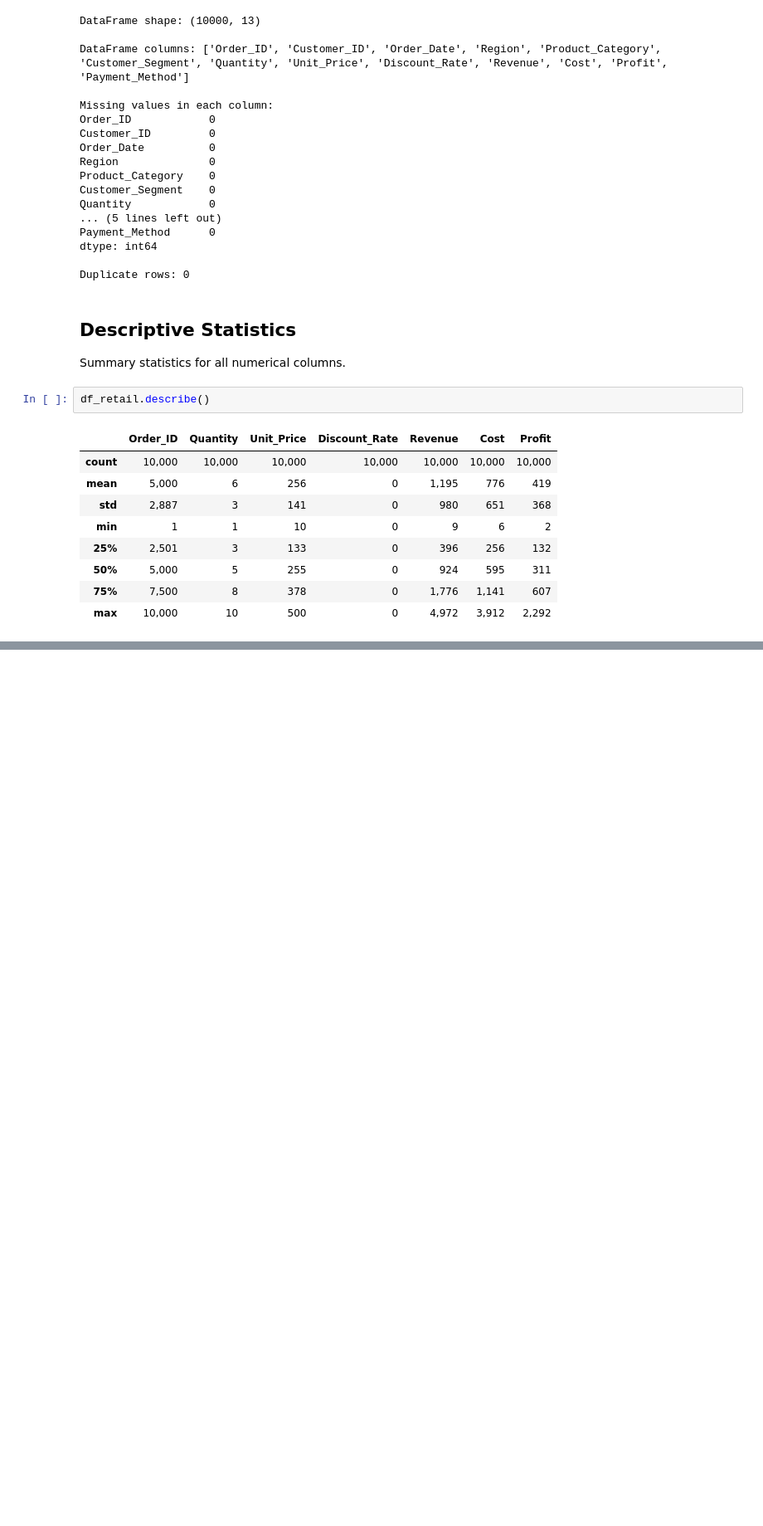
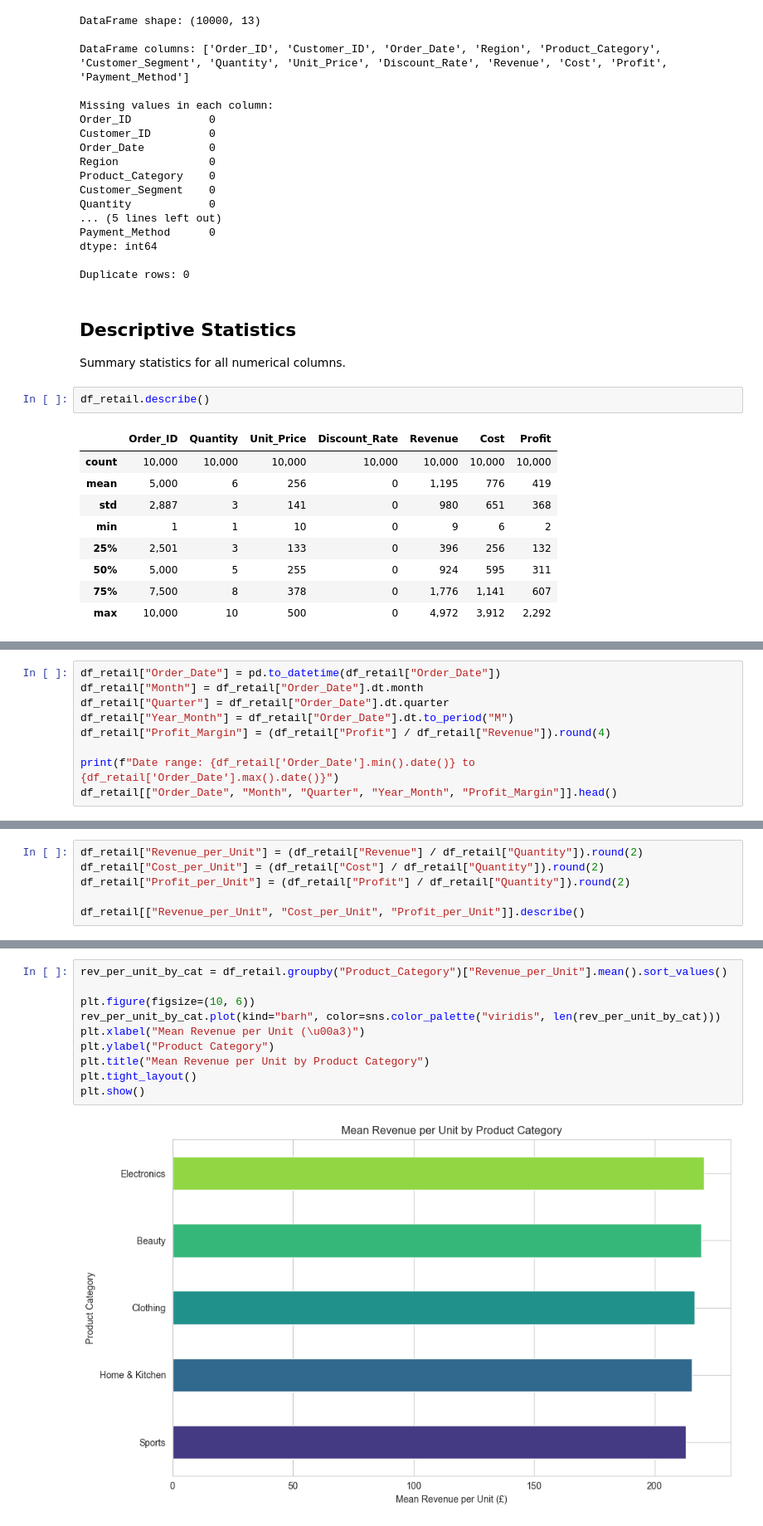
Before and after one commit to Yaroslav-K-V/applied-data-science, a Jupyter notebook: DSL.ipynb, the cells around one changed output, grey strips where cells are left out. Shown at 83% size. Drawn from its saved outputs; the diff is of its cells as text; blank space fills up the shorter version.

```diff
--- a/DSL.ipynb
+++ b/DSL.ipynb
@@ -364,0 +539,9 @@ df_retail.groupby("Product_Category")["Revenue"].mean().round(2).sort_values()
+# %%
+df_retail["Order_Date"] = pd.to_datetime(df_retail["Order_Date"])
+df_retail["Month"] = df_retail["Order_Date"].dt.month
+df_retail["Quarter"] = df_retail["Order_Date"].dt.quarter
+df_retail["Year_Month"] = df_retail["Order_Date"].dt.to_period("M")
+df_retail["Profit_Margin"] = (df_retail["Profit"] / df_retail["Revenue"]).round(4)
+
+print(f"Date range: {df_retail['Order_Date'].min().date()} to {df_retail['Order_Date'].max().date()}")
+df_retail[["Order_Date", "Month", "Quarter", "Year_Month", "Profit_Margin"]].head()
@@ -364,0 +560,6 @@ df_retail.groupby("Product_Category")["Revenue"].mean().round(2).sort_values()
+# %%
+df_retail["Revenue_per_Unit"] = (df_retail["Revenue"] / df_retail["Quantity"]).round(2)
+df_retail["Cost_per_Unit"] = (df_retail["Cost"] / df_retail["Quantity"]).round(2)
+df_retail["Profit_per_Unit"] = (df_retail["Profit"] / df_retail["Quantity"]).round(2)
+
+df_retail[["Revenue_per_Unit", "Cost_per_Unit", "Profit_per_Unit"]].describe()
@@ -364,0 +576,12 @@ df_retail.groupby("Product_Category")["Revenue"].mean().round(2).sort_values()
+# %%
+rev_per_unit_by_cat = df_retail.groupby("Product_Category")["Revenue_per_Unit"].mean().sort_values()
+
+plt.figure(figsize=(10, 6))
+rev_per_unit_by_cat.plot(kind="barh", color=sns.color_palette("viridis", len(rev_per_unit_by_cat)))
+plt.xlabel("Mean Revenue per Unit (\u00a3)")
+plt.ylabel("Product Category")
+plt.title("Mean Revenue per Unit by Product Category")
+plt.tight_layout()
+plt.show()
+# %% [output]
+[figure, added]
```
Also changed, not shown: parts of 44 cells of this notebook.
